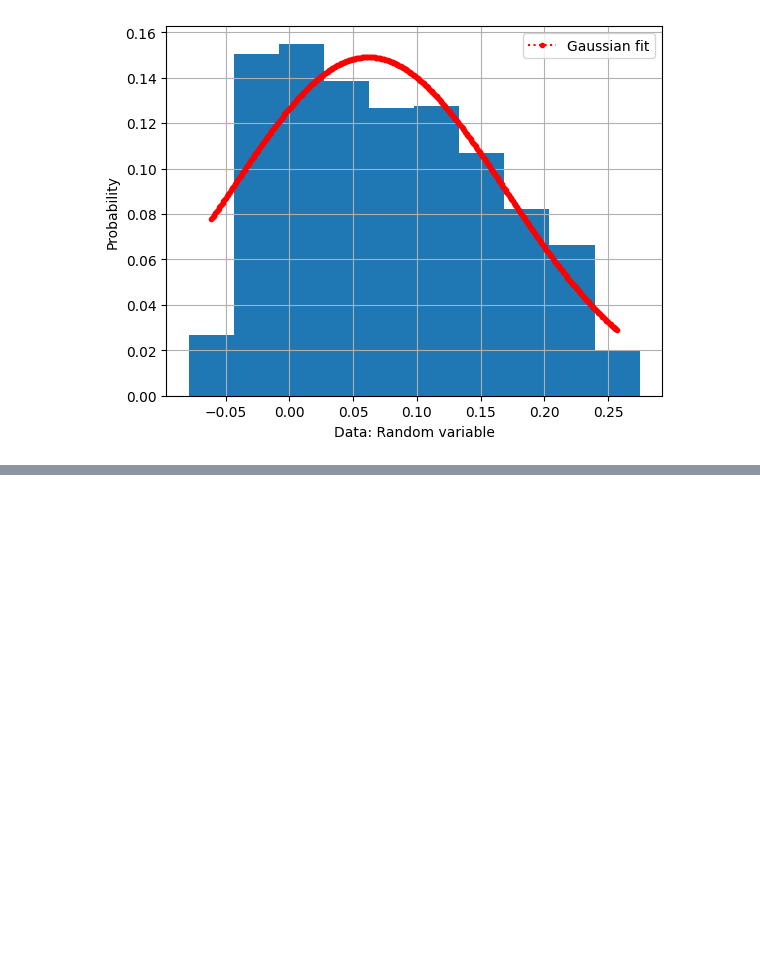
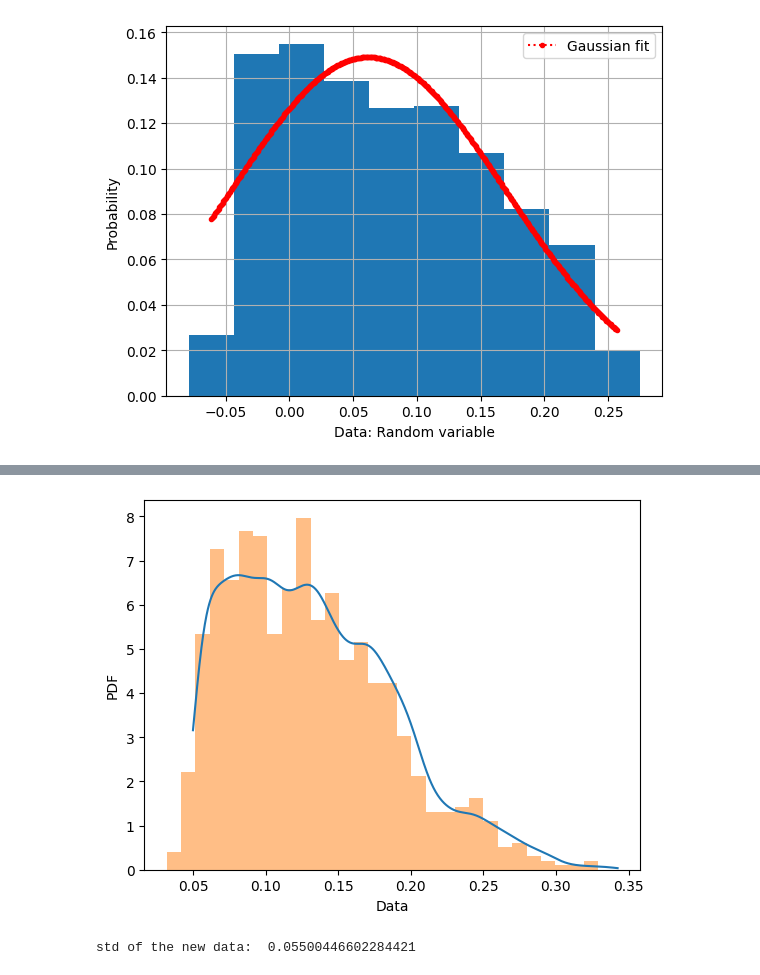
Before and after one commit to wenquchen/hytools, a Jupyter notebook: guassian_pdf.ipynb, the cells around one changed output, grey strips where cells are left out. Saved outputs shown, nothing was run; the diff lists cells and outputs as text; code cells hidden in the pictures; blank space fills up the shorter version.

```diff
--- a/guassian_pdf.ipynb
+++ b/guassian_pdf.ipynb
@@ -121,0 +231,23 @@ plt.show()
+# %%
+# Calculate the PDF using KDE
+kde = gaussian_kde(data)
+x = np.linspace(np.min(data), np.max(data), 1000)
+pdf = kde(x)
+
+# Generate new data from the PDF using KDE
+new_data = kde.resample(1000)[0]
+
+# Calculate the std of the new data
+std_new = np.std(new_data)
+
+# Plot the PDF and the new data
+plt.plot(x, pdf)
+plt.hist(new_data, bins=30, density=True, alpha=0.5)
+plt.xlabel('Data')
+plt.ylabel('PDF')
+plt.show()
+
+print("std of the new data: ", std_new)
+# %% [output]
+[figure, added]
+std of the new data:  0.05500446602284421
```
Also changed, not shown: parts of 14 cells of this notebook.
